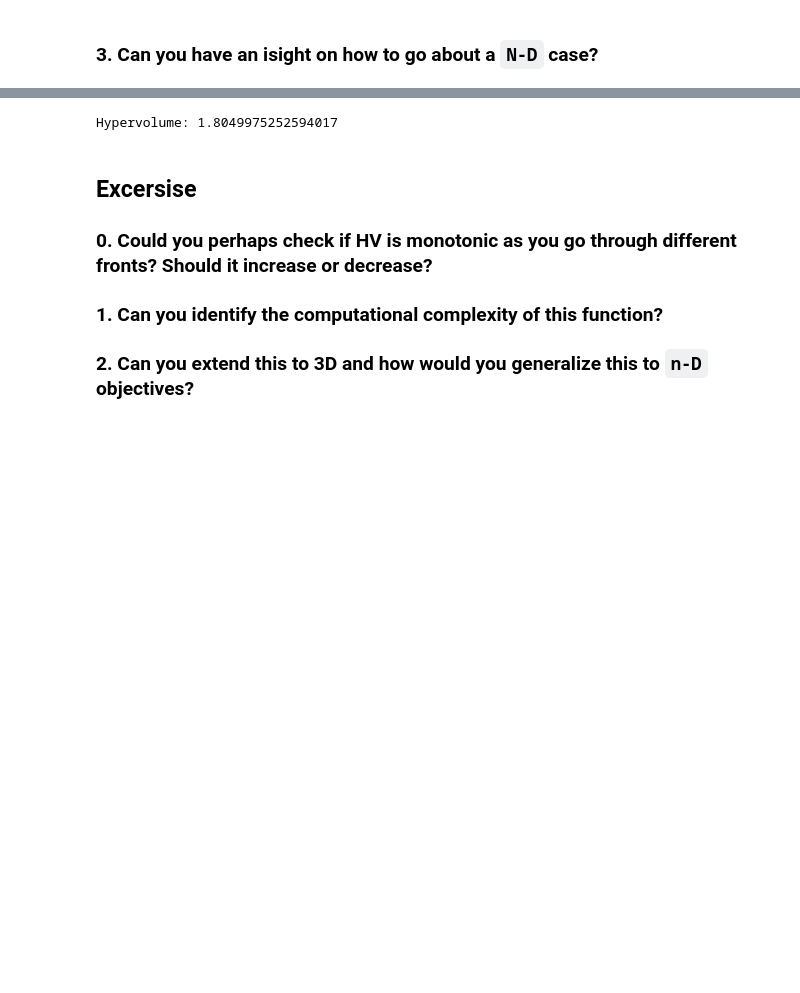
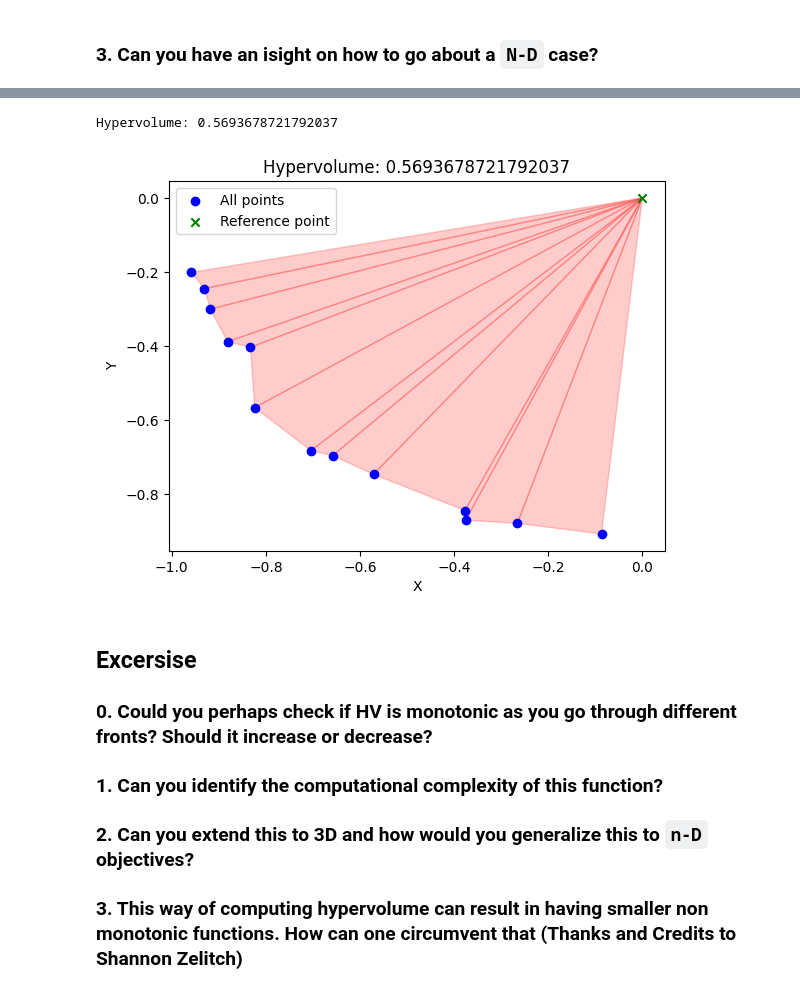
Before and after one commit to aid2e/boot-camp-2024, a Jupyter notebook: AID2E-2024/AID2E-2024/Day-2/MOO_concepts_solutions.ipynb, the cells around one changed output, grey strips where cells are left out. Cells and saved outputs as stored; diff of their text form; code cells hidden in the pictures; blank space fills up the shorter version.

```diff
--- a/AID2E-2024/AID2E-2024/Day-2/MOO_concepts_solutions.ipynb
+++ b/AID2E-2024/AID2E-2024/Day-2/MOO_concepts_solutions.ipynb
@@ -373,3 +373,41 @@ def compute_hypervolume(points, reference_point):
     hypervolume += width * height
 
     return hypervolume
+# %%
+import numpy as np
+import matplotlib.pyplot as plt
+
+def compute_hypervolume(points, reference_point):
+    """
+    Compute the hypervolume from a given set of 2D points which are non-dominating solutions.
+
+    Args:
+        points (list): List of 2D points representing non-dominating solutions.
+        reference_point (tuple): Reference point as a 2D point.
+
+    Returns:
+        float: The hypervolume of the non-dominating solutions.
+    """
+    # Sort the points based on the x-coordinate in ascending order
+    sorted_points = sorted(points, key=lambda p: p[0])
+
+    # Initialize the hypervolume to 0
+    hypervolume = 0
+
+
+    # Iterate over the sorted points
+    for i in range(len(sorted_points)-1):
+
+        # Update the hypervolume
+        # x1, y1 = reference_point
+        # x2, y2 = point
+        # x3, y3 = point[i+1]
+        x1, y1 = reference_point
+        x2, y2 = sorted_points[i]
+        x3, y3 = sorted_points[i+1]
+        if x1 < x2 or x1 < x3:
+            continue
+        else:
+            hypervolume += (0.5*(x1*(y2-y3) + x2*(y3-y1) + x3*(y1-y2)))
+
+    return hypervolume
@@ -376,22 +466,24 @@ def compute_hypervolume(points, reference_point):
 # %%
-
 n_points = 100
 r_points = [-1.*random.random() for _ in range(n_points)] #0 - 1
 th_points = [random.uniform(0., 2*math.pi) for _ in range(n_points)] #circle
 
 points = [(r_points[i]*abs(math.cos(th_points[i])), r_points[i]*abs(math.sin(th_points[i]))) for i in range(n_points)]
 
 pareto_front = non_dominated_solutions(points)
 
-reference_point = (0.5, 0.5)
+reference_point = (0., 0.)
 
 hypervolume = compute_hypervolume(pareto_front, reference_point)
 print("Hypervolume:", hypervolume)
+draw_hypervolume(pareto_front, reference_point)
 # %% [output]
-Hypervolume: 1.8049975252594017
+Hypervolume: 0.5693678721792037
+[figure, added]
 # %% [markdown]
 ## Excersise
 
 ### 0. Could you perhaps check if HV is monotonic as you go through different fronts? Should it increase or decrease?
 ### 1. Can you identify the computational complexity of this function?
 ### 2. Can you extend this to 3D and how would you generalize this to `n-D` objectives?
+### 3. This way of computing hypervolume can result in having smaller non monotonic functions. How can one circumvent that (Thanks and Credits to Shannon Zelitch)
```
Also changed, not shown: parts of 15 cells of this notebook, 3 other files.
